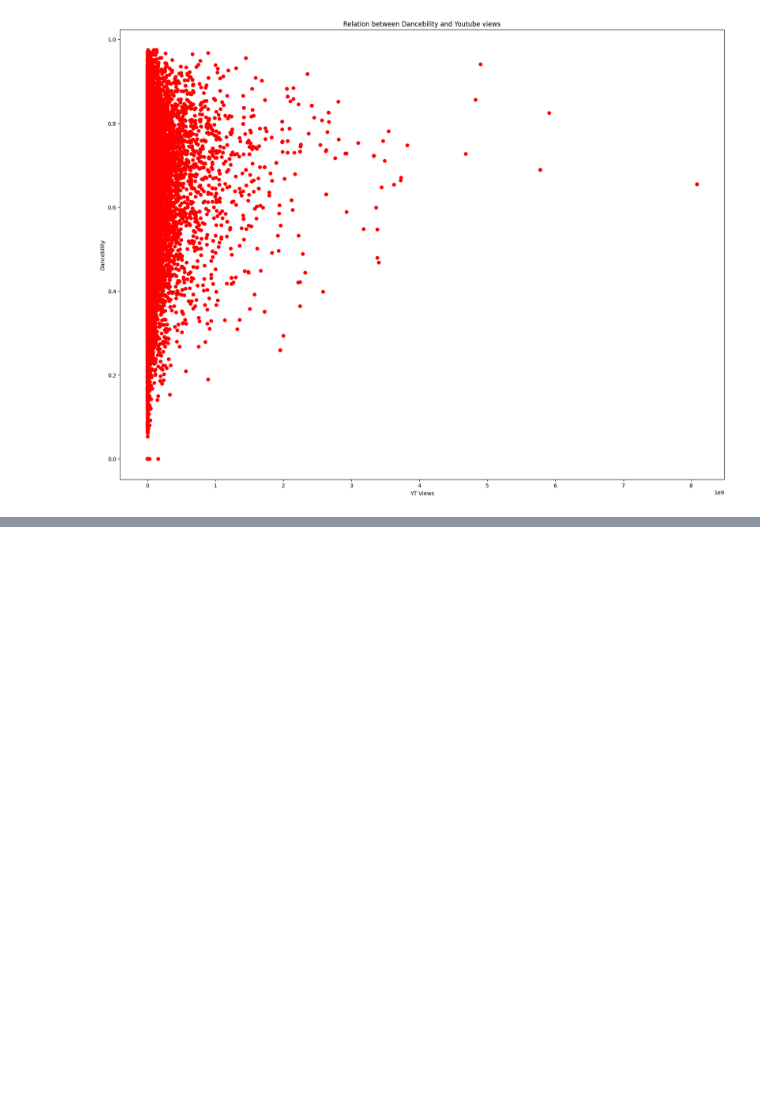
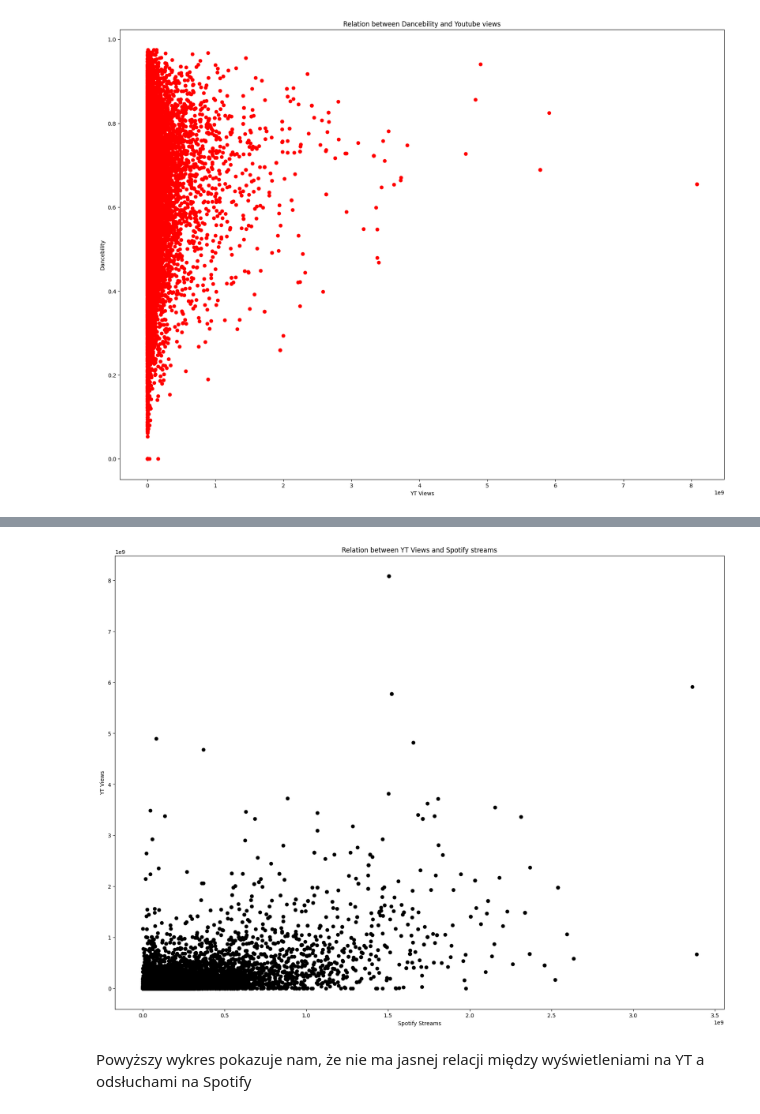
Before and after one commit to DamianZawolski/BIProject, a Jupyter notebook: YTSpotify.ipynb, the cells around one changed output, grey strips where cells are left out. Drawn from its saved outputs; the diff is of its cells as text; code cells hidden in the pictures; blank space fills up the shorter version.

```diff
--- a/YTSpotify.ipynb
+++ b/YTSpotify.ipynb
@@ -48,0 +49,14 @@ plt.show()
+# %%
+fig.clear()
+fig = plt.figure(figsize=(20, 15))
+x = df.Stream
+y = df.Views
+plt.scatter(x, y, color="black")
+plt.title("Relation between YT Views and Spotify streams")
+plt.xlabel(f"Spotify Streams")
+plt.ylabel("YT Views")
+plt.show()
+# %% [output]
+[figure, added]
+# %% [markdown]
+Powyższy wykres pokazuje nam, że nie ma jasnej relacji między wyświetleniami na YT a odsłuchami na Spotify
```
Also changed, not shown: parts of 1 cell of this notebook.
